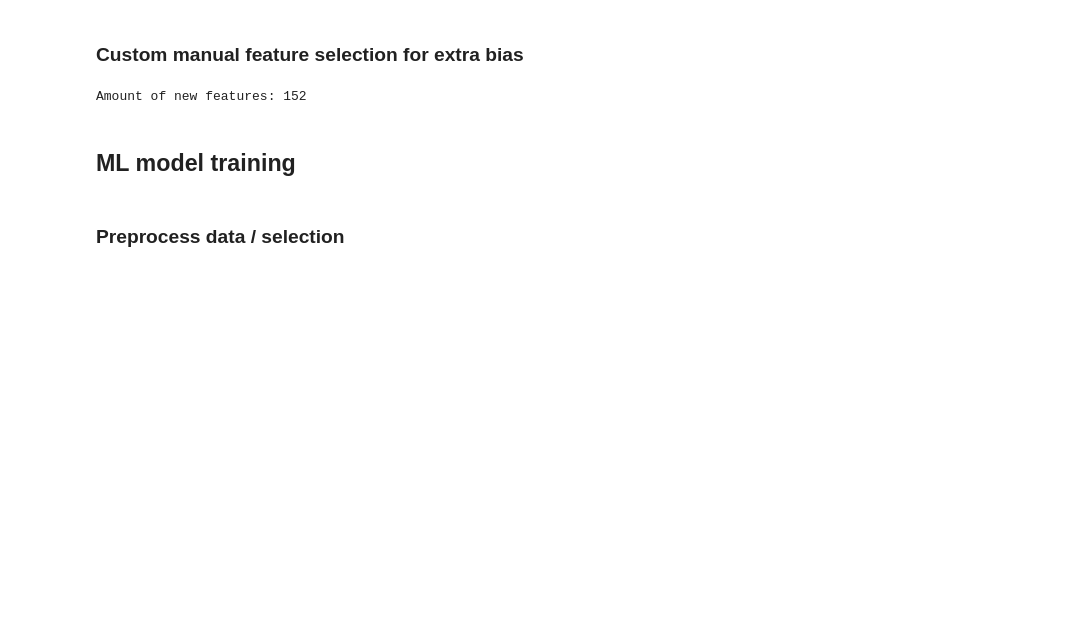
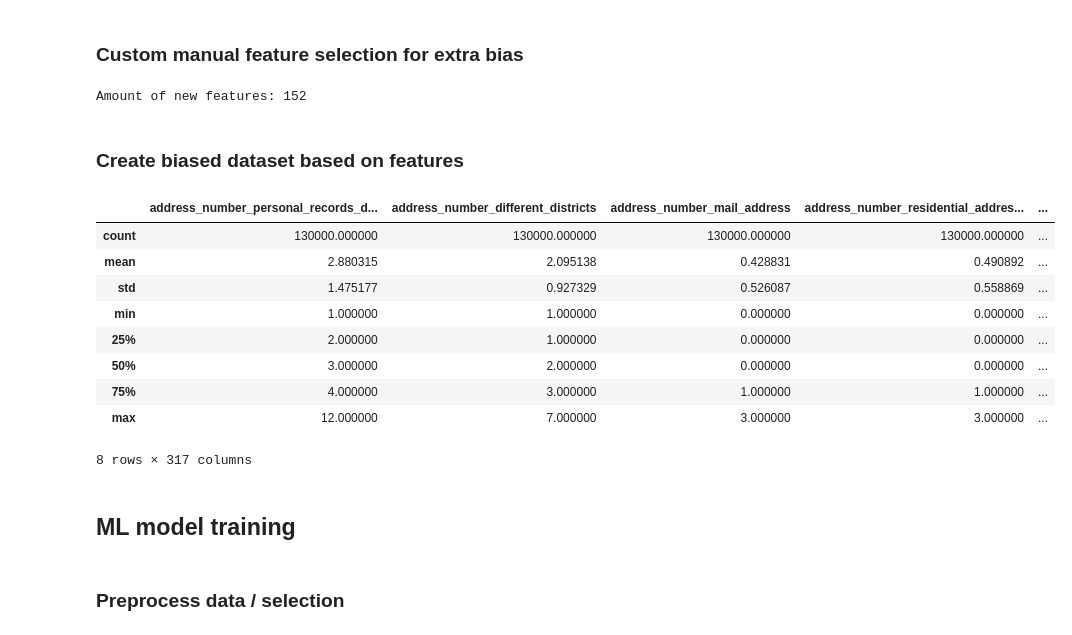
Before and after one commit to yulinchen03/TestingProject, a Jupyter notebook: src/team_2/model_2.ipynb, the cells around one changed output. Drawn from its saved outputs; the diff is of its cells as text; code cells hidden in the pictures; blank space fills up the shorter version.

Commit message:
Started with creating the manipulated dataset for biased model

```diff
--- a/src/team_2/model_2.ipynb
+++ b/src/team_2/model_2.ipynb
@@ -245,6 +245,29 @@ new_features = list(new_features)
 new_features.extend(['checked', 'Ja', 'Nee'])
 # %% [output]
 Amount of new features: 152
+# %% [markdown]
+### Create biased dataset based on features
+# %%
+# Export selected features to dataset but with all feature columns, needed for onyx model
+not_selected_features = [f for f in df.columns if f not in new_features]
+
+# Convert to csv using biased df
+df_bias = df
+
+# Set not relevant features to Nan
+df_bias.loc[:, not_selected_features] = np.nan
+df_bias.describe()
+# %% [output]
+|  | address_number_personal_records_d... | address_number_different_districts | address_number_mail_address | address_number_residential_addres... | ... |
+| count | 130000.000000 | 130000.000000 | 130000.000000 | 130000.000000 | ... |
+| mean | 2.880315 | 2.095138 | 0.428831 | 0.490892 | ... |
+| std | 1.475177 | 0.927329 | 0.526087 | 0.558869 | ... |
+| min | 1.000000 | 1.000000 | 0.000000 | 0.000000 | ... |
+| 25% | 2.000000 | 1.000000 | 0.000000 | 0.000000 | ... |
+| 50% | 3.000000 | 2.000000 | 0.000000 | 0.000000 | ... |
+| 75% | 4.000000 | 3.000000 | 1.000000 | 1.000000 | ... |
+| max | 12.000000 | 7.000000 | 3.000000 | 3.000000 | ... |
+8 rows × 317 columns
 # %% [markdown]
 ## ML model training
 # %%
```
Also changed, not shown: parts of 3 cells of this notebook, 2 other files.
